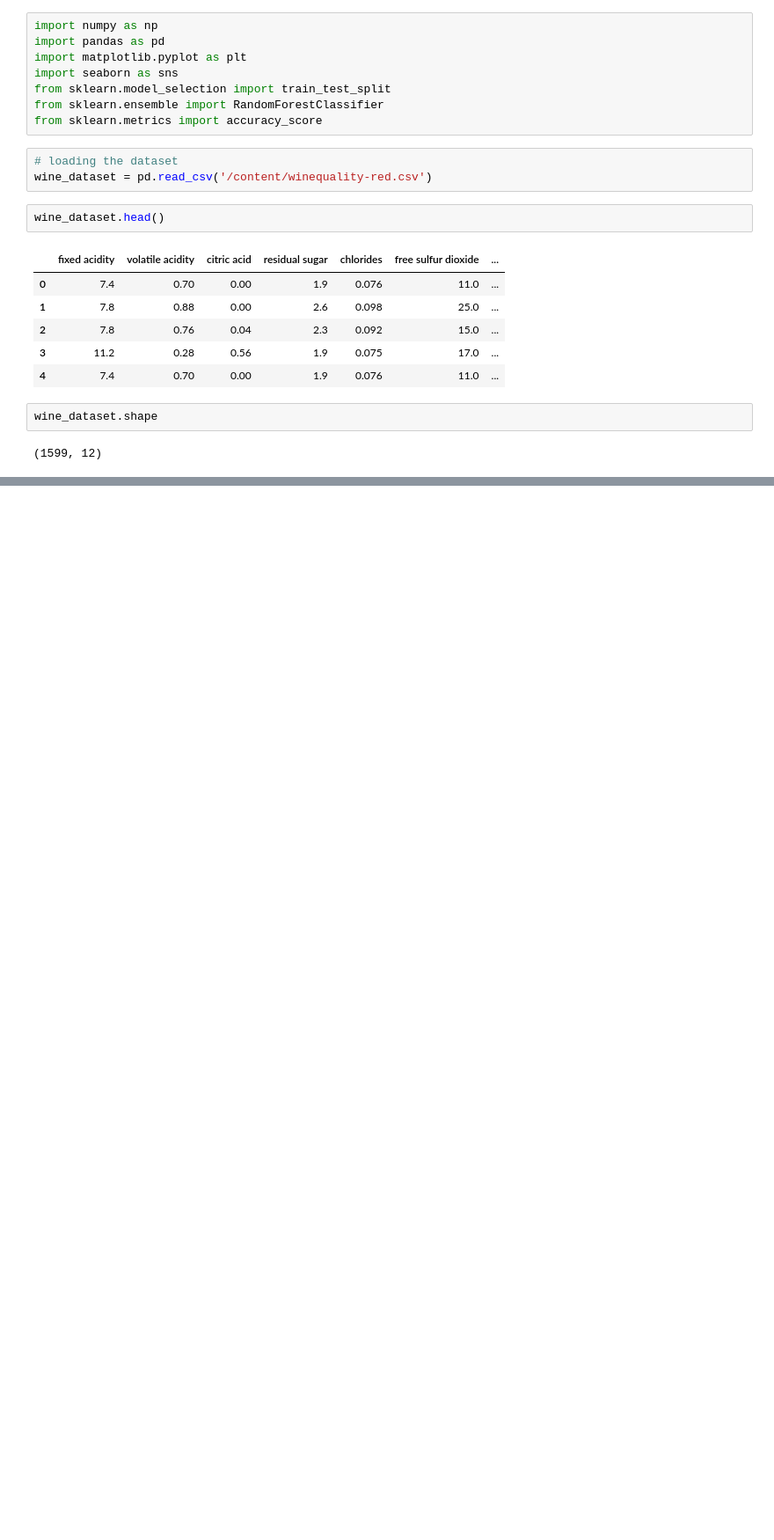
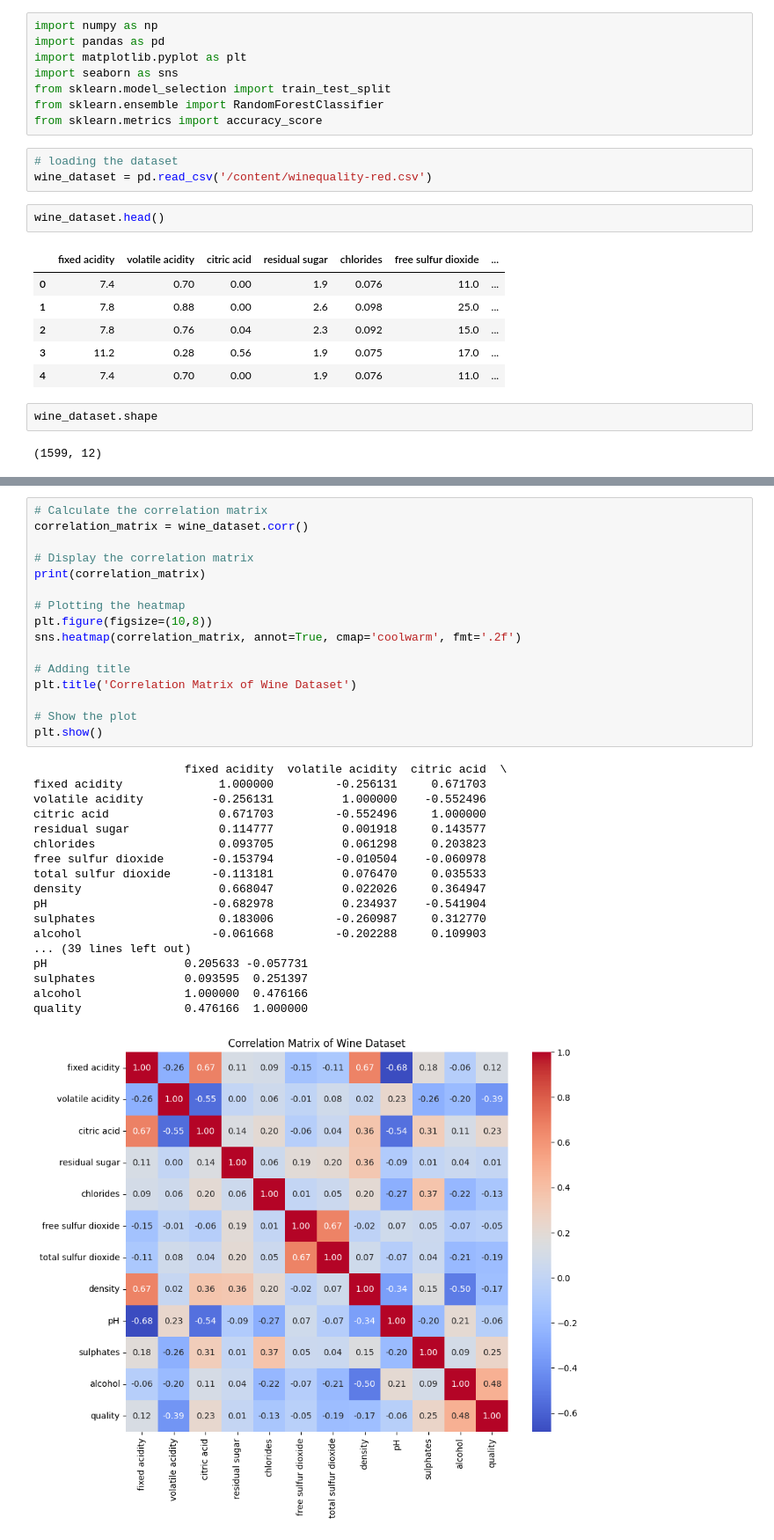
Before and after one commit to SamrithaaJeeva/Wine-Quality-Prediction, a Jupyter notebook: Wine_quality_prediction.ipynb, the cells around one changed output, grey strips where cells are left out. Shown: that part at 88% size. Cells and saved outputs as stored; diff of their text form; blank space fills up the shorter version.

```diff
--- a/Wine_quality_prediction.ipynb
+++ b/Wine_quality_prediction.ipynb
@@ -26,0 +111,35 @@ wine_dataset.shape
+# %%
+# Calculate the correlation matrix
+correlation_matrix = wine_dataset.corr()
+
+# Display the correlation matrix
+print(correlation_matrix)
+
+# Plotting the heatmap
+plt.figure(figsize=(10,8))
+sns.heatmap(correlation_matrix, annot=True, cmap='coolwarm', fmt='.2f')
+
+# Adding title
+plt.title('Correlation Matrix of Wine Dataset')
+
+# Show the plot
+plt.show()
+# %% [output]
+                      fixed acidity  volatile acidity  citric acid  \
+fixed acidity              1.000000         -0.256131     0.671703
+volatile acidity          -0.256131          1.000000    -0.552496
+citric acid                0.671703         -0.552496     1.000000
+residual sugar             0.114777          0.001918     0.143577
+chlorides                  0.093705          0.061298     0.203823
+free sulfur dioxide       -0.153794         -0.010504    -0.060978
+total sulfur dioxide      -0.113181          0.076470     0.035533
+density                    0.668047          0.022026     0.364947
+pH                        -0.682978          0.234937    -0.541904
+sulphates                  0.183006         -0.260987     0.312770
+alcohol                   -0.061668         -0.202288     0.109903
+... (39 lines left out)
+pH                    0.205633 -0.057731
+sulphates             0.093595  0.251397
+alcohol               1.000000  0.476166
+quality               0.476166  1.000000
+[figure, added]
```
Also changed, not shown: parts of 8 cells of this notebook.
